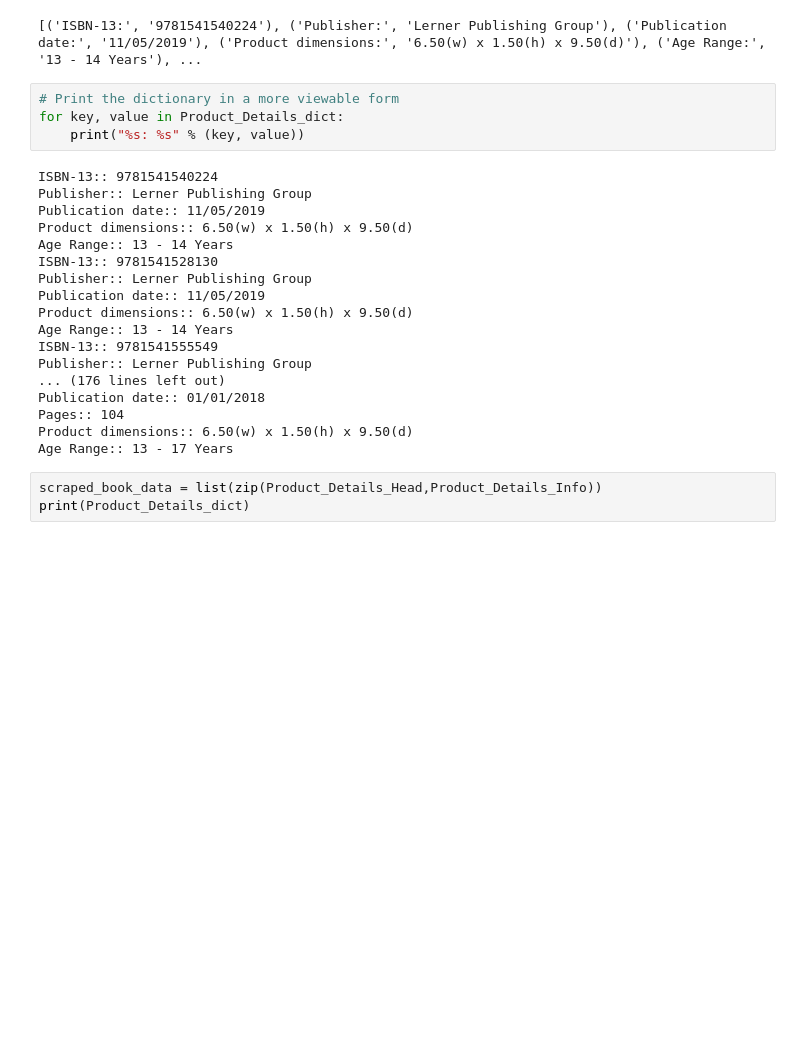
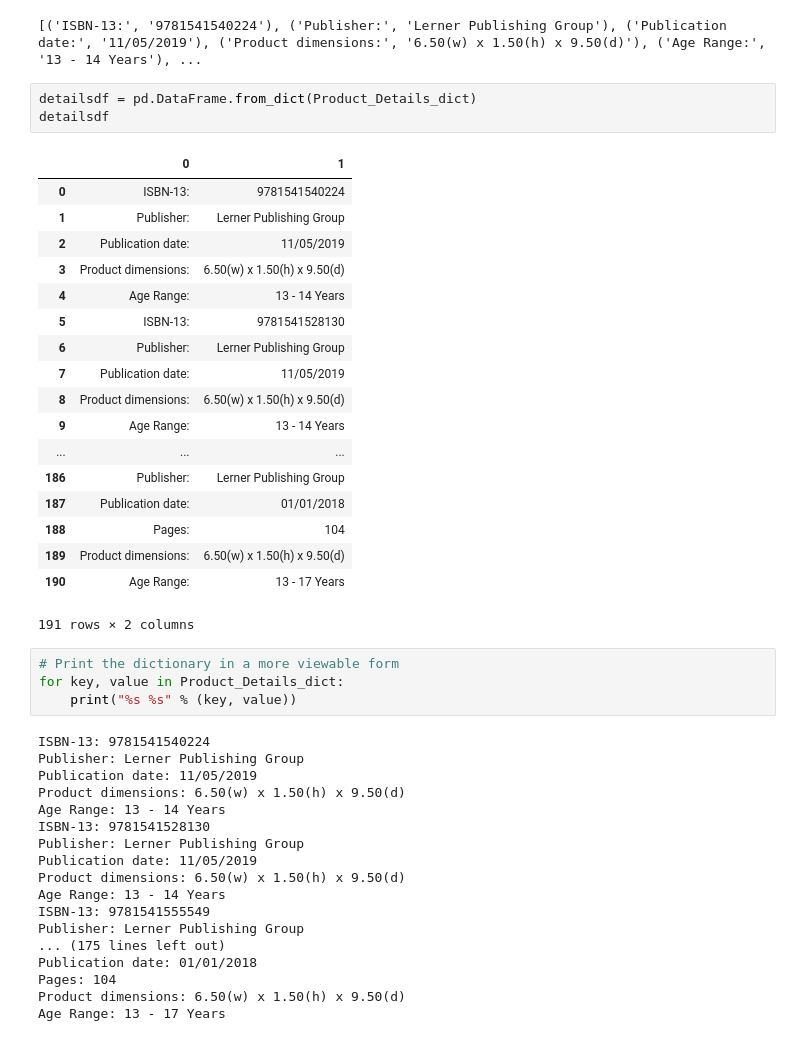
Before and after one commit to knwright/ETL_Project, a Jupyter notebook: book_data_scraping.ipynb, the cells around one changed output. Drawn from its saved outputs; the diff is of its cells as text; blank space fills up the shorter version.

```diff
--- a/book_data_scraping.ipynb
+++ b/book_data_scraping.ipynb
@@ -261,28 +265,47 @@ Product_Details_dict = list(zip(Product_Details_Head,Product_Details_Info))
 print(Product_Details_dict)
 # %% [output]
 [('ISBN-13:', '9781541540224'), ('Publisher:', 'Lerner Publishing Group'), ('Publication date:', '11/05/2019'), ('Product dimensions:', '6.50(w) x 1.50(h) x 9.50(d)'), ('Age Range:', '13 - 14 Years'), ...
+# %%
+detailsdf = pd.DataFrame.from_dict(Product_Details_dict)
+detailsdf
+# %% [output]
+|  | 0 | 1 |
+| 0 | ISBN-13: | 9781541540224 |
+| 1 | Publisher: | Lerner Publishing Group |
+| 2 | Publication date: | 11/05/2019 |
+| 3 | Product dimensions: | 6.50(w) x 1.50(h) x 9.50(d) |
+| 4 | Age Range: | 13 - 14 Years |
+| 5 | ISBN-13: | 9781541528130 |
+| 6 | Publisher: | Lerner Publishing Group |
+| 7 | Publication date: | 11/05/2019 |
+| 8 | Product dimensions: | 6.50(w) x 1.50(h) x 9.50(d) |
+| 9 | Age Range: | 13 - 14 Years |
+| ... | ... | ... |
+| 186 | Publisher: | Lerner Publishing Group |
+| 187 | Publication date: | 01/01/2018 |
+| 188 | Pages: | 104 |
+| 189 | Product dimensions: | 6.50(w) x 1.50(h) x 9.50(d) |
+| 190 | Age Range: | 13 - 17 Years |
+191 rows × 2 columns
 # %%
 # Print the dictionary in a more viewable form
 for key, value in Product_Details_dict:
-    print("%s: %s" % (key, value))
+    print("%s %s" % (key, value))
 # %% [output]
-ISBN-13:: 9781541540224
-Publisher:: Lerner Publishing Group
-Publication date:: 11/05/2019
-Product dimensions:: 6.50(w) x 1.50(h) x 9.50(d)
-Age Range:: 13 - 14 Years
-ISBN-13:: 9781541528130
-Publisher:: Lerner Publishing Group
-Publication date:: 11/05/2019
-Product dimensions:: 6.50(w) x 1.50(h) x 9.50(d)
-Age Range:: 13 - 14 Years
-ISBN-13:: 9781541555549
-Publisher:: Lerner Publishing Group
-... (176 lines left out)
-Publication date:: 01/01/2018
-Pages:: 104
-Product dimensions:: 6.50(w) x 1.50(h) x 9.50(d)
-Age Range:: 13 - 17 Years
+ISBN-13: 9781541540224
+Publisher: Lerner Publishing Group
+Publication date: 11/05/2019
+Product dimensions: 6.50(w) x 1.50(h) x 9.50(d)
+Age Range: 13 - 14 Years
+ISBN-13: 9781541528130
+Publisher: Lerner Publishing Group
+Publication date: 11/05/2019
+Product dimensions: 6.50(w) x 1.50(h) x 9.50(d)
+Age Range: 13 - 14 Years
+ISBN-13: 9781541555549
+Publisher: Lerner Publishing Group
+... (175 lines left out)
+Publication date: 01/01/2018
+Pages: 104
+Product dimensions: 6.50(w) x 1.50(h) x 9.50(d)
+Age Range: 13 - 17 Years
-# %%
-scraped_book_data = list(zip(Product_Details_Head,Product_Details_Info))
-print(Product_Details_dict)
```
Also changed, not shown: parts of 10 cells of this notebook.
